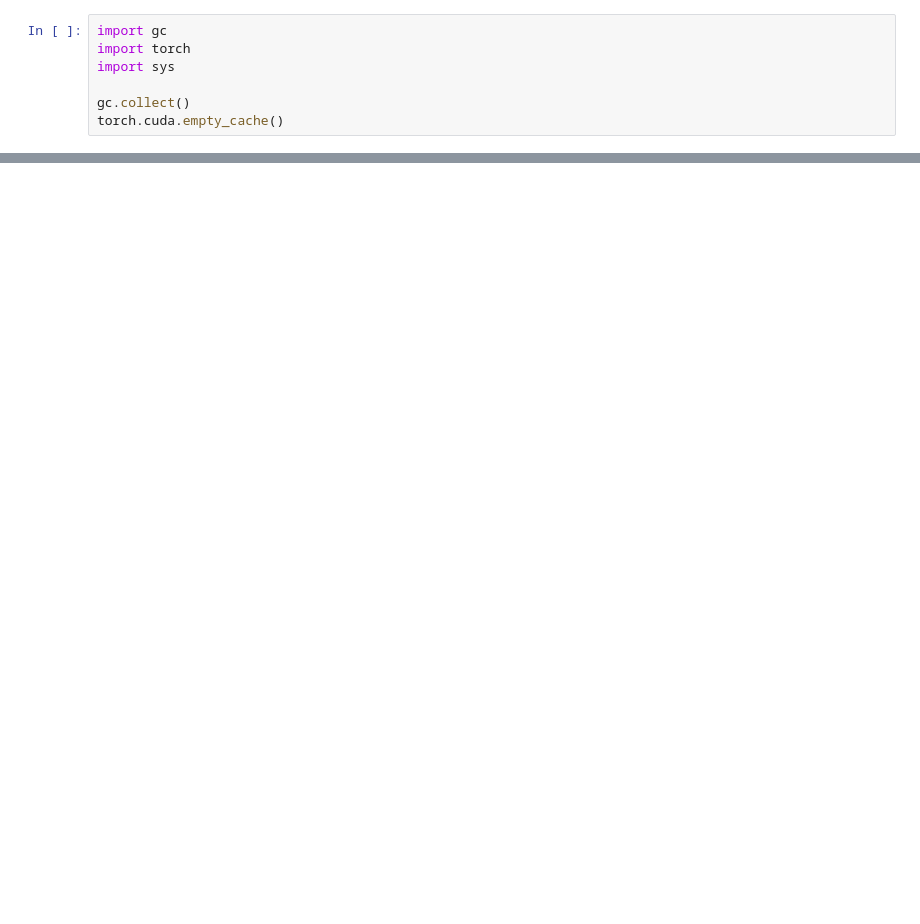
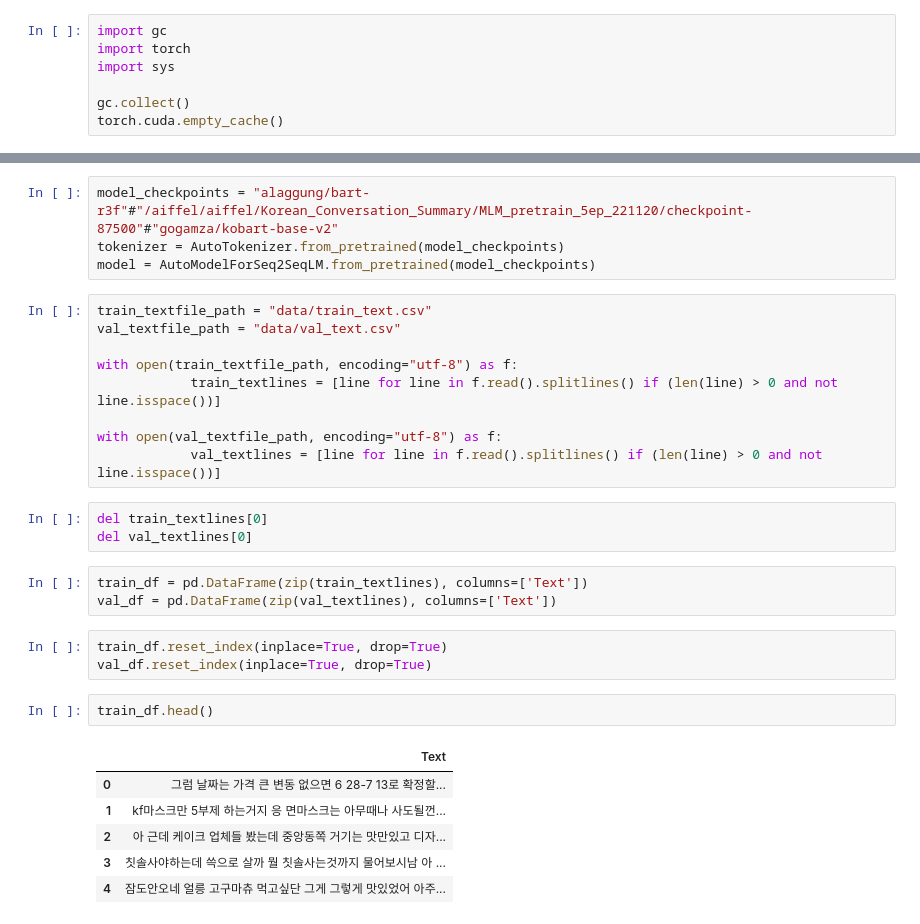
Before and after one commit to jx-dohwan/poc, a Jupyter notebook: DataCollatorForLanguageModeling_3.ipynb, the cells around one changed output, grey strips where cells are left out. Cells and saved outputs as stored; diff of their text form; blank space fills up the shorter version.

```diff
--- a/DataCollatorForLanguageModeling_3.ipynb
+++ b/DataCollatorForLanguageModeling_3.ipynb
@@ -32,0 +91,31 @@ WARNING: Running pip as the 'root' user can result in broken permissions and con
+# %%
+model_checkpoints = "alaggung/bart-r3f"#"/aiffel/aiffel/Korean_Conversation_Summary/MLM_pretrain_5ep_221120/checkpoint-87500"#"gogamza/kobart-base-v2"
+tokenizer = AutoTokenizer.from_pretrained(model_checkpoints)
+model = AutoModelForSeq2SeqLM.from_pretrained(model_checkpoints)
+# %%
+train_textfile_path = "data/train_text.csv"
+val_textfile_path = "data/val_text.csv"
+
+with open(train_textfile_path, encoding="utf-8") as f:
+            train_textlines = [line for line in f.read().splitlines() if (len(line) > 0 and not line.isspace())]
+
+with open(val_textfile_path, encoding="utf-8") as f:
+            val_textlines = [line for line in f.read().splitlines() if (len(line) > 0 and not line.isspace())]
+# %%
+del train_textlines[0]
+del val_textlines[0]
+# %%
+train_df = pd.DataFrame(zip(train_textlines), columns=['Text'])
+val_df = pd.DataFrame(zip(val_textlines), columns=['Text'])
+# %%
+train_df.reset_index(inplace=True, drop=True)
+val_df.reset_index(inplace=True, drop=True)
+# %%
+train_df.head()
+# %% [output]
+|  | Text |
+| 0 | 그럼 날짜는 가격 큰 변동 없으면 6 28-7 13로 확정할... |
+| 1 | kf마스크만 5부제 하는거지 응 면마스크는 아무때나 사도될껀... |
+| 2 | 아 근데 케이크 업체들 봤는데 중앙동쪽 거기는 맛만있고 디자... |
+| 3 | 칫솔사야하는데 쓱으로 살까 뭘 칫솔사는것까지 물어보시남 아 ... |
+| 4 | 잠도안오네 얼릉 고구마츄 먹고싶단 그게 그렇게 맛있었어 아주... |
```
Also changed, not shown: parts of 22 cells of this notebook.
